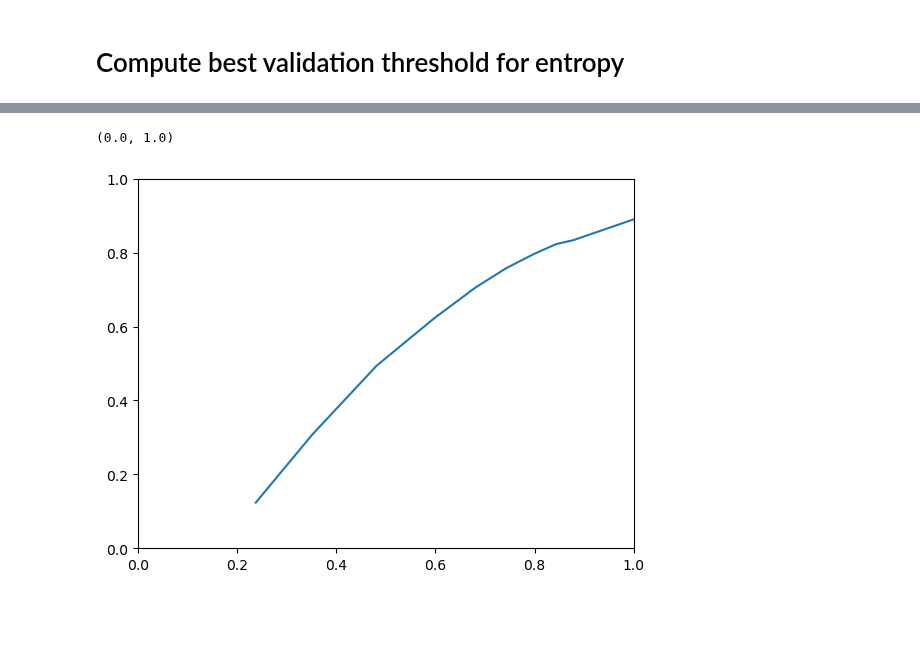
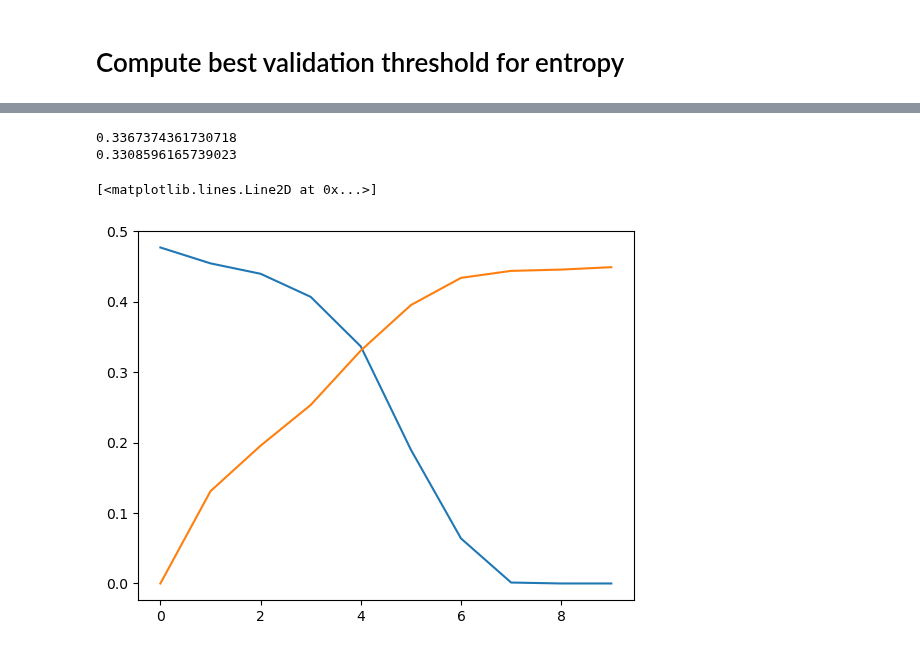
Before and after one commit to matteodegobbi/InsectClassification, a Jupyter notebook: FeatureClassificationImages.ipynb, the cells around one changed output, grey strips where cells are left out. Drawn from its saved outputs; the diff is of its cells as text; code cells hidden in the pictures; blank space fills up the shorter version.

```diff
--- a/FeatureClassificationImages.ipynb
+++ b/FeatureClassificationImages.ipynb
@@ -355,7 +363,16 @@ plt.ylim([0, 1])
 # %%
+index = 4
+print(correct_genus_rate[index])
+print(correct_species_rate[index])
 # %% [output]
-(0.0, 1.0)
+0.3367374361730718
+0.3308596165739023
-[figure, removed]
+# %%
+plt.plot(correct_genus_rate)
+plt.plot(correct_species_rate)
+# %% [output]
+[<matplotlib.lines.Line2D at 0x...>]
+[figure, added]
 # %%
 real_genus = species2genus[val_labels[i]]
         predicted_genus = genus_of_best_species
```
Also changed, not shown: parts of 9 cells of this notebook.
